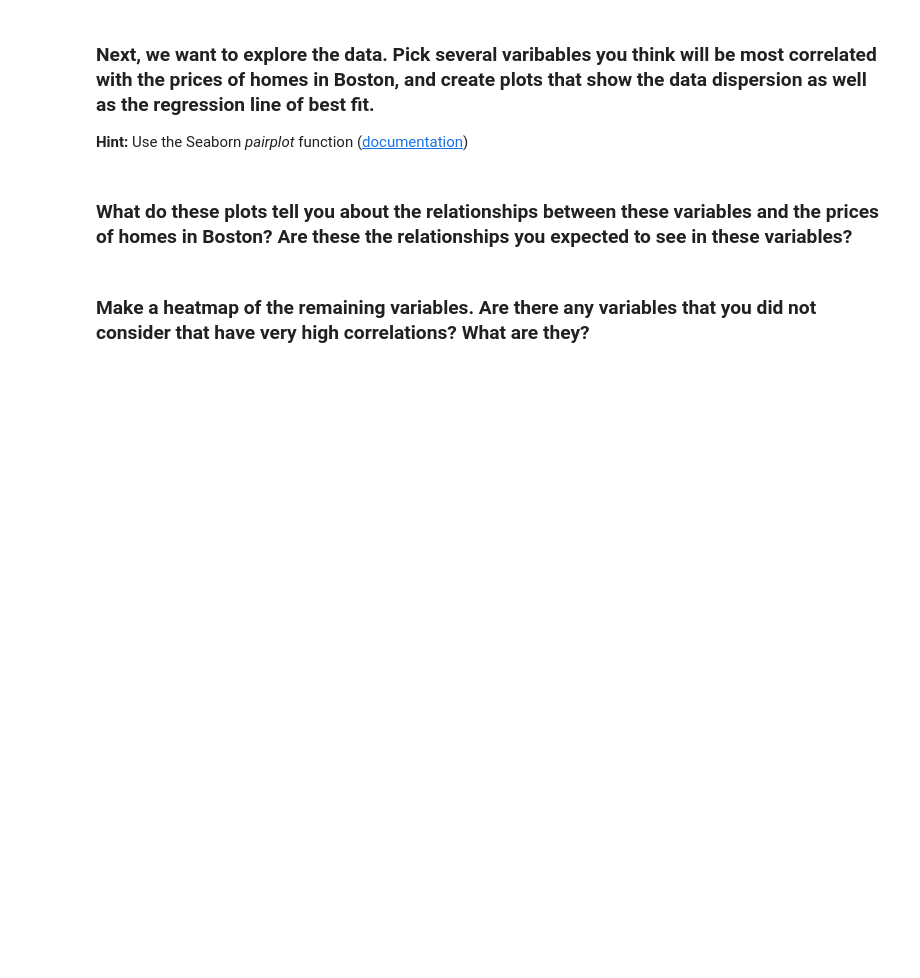
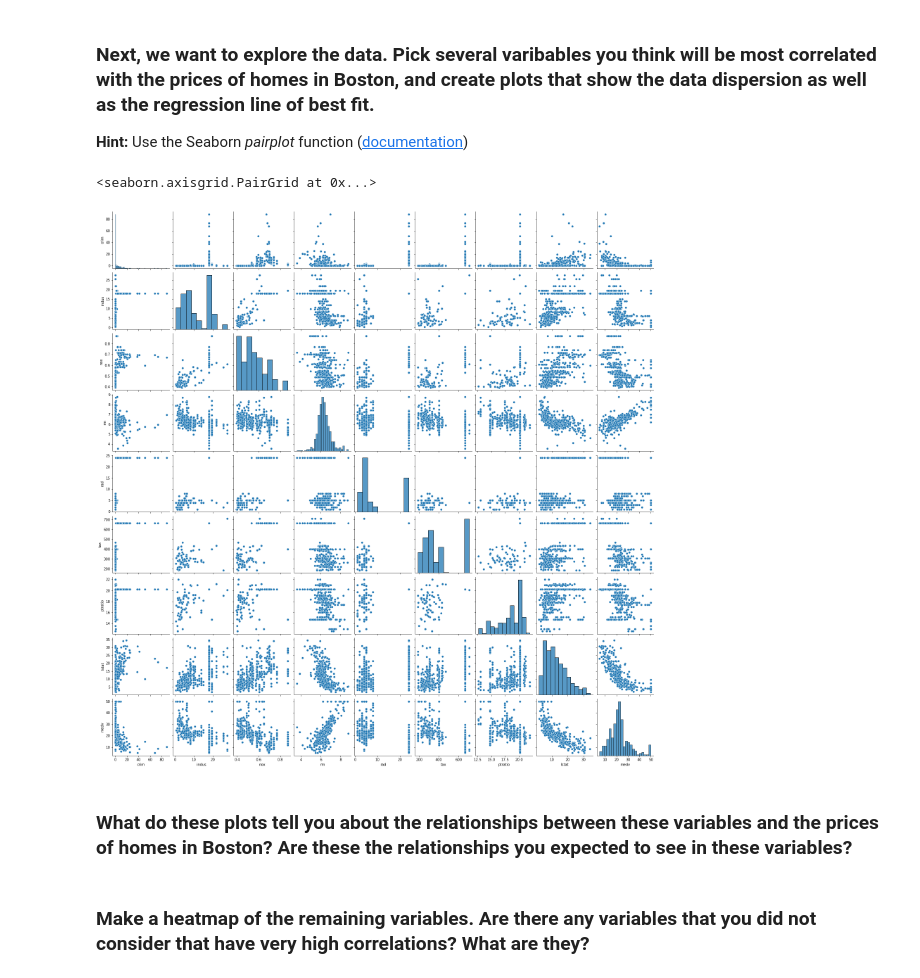
Before and after one commit to ta-data-remote/lab-problems-with-ML, a Jupyter notebook: your-code/lab_boston_housing.ipynb, the cells around one changed output. Saved outputs shown, nothing was run; the diff lists cells and outputs as text; code cells hidden in the pictures; blank space fills up the shorter version.

```diff
--- a/your-code/lab_boston_housing.ipynb
+++ b/your-code/lab_boston_housing.ipynb
@@ -29,0 +20,2 @@ import matplotlib.pyplot as plt
+# %%
+boston = pd.read_csv(r"C:\Users\trito.DESKTOP-V9IEUOR\Desktop\IronHack Data Analyst\Labs\week7labs\lab-problems-with-ML\data\boston_data.csv")
@@ -29,0 +70,4 @@ import matplotlib.pyplot as plt
+# %%
+# Dropping uninteresting columns
+boston = boston.drop(columns=["chas","dis","zn","black","age"])
+boston
@@ -35,2 +105,7 @@ import matplotlib.pyplot as plt
+# %%
+sns.pairplot(boston)
+# %% [output]
+<seaborn.axisgrid.PairGrid at 0x...>
+[figure, added]
 # %% [markdown]
 ### What do these plots tell you about the relationships between these variables and the prices of homes in Boston? Are these the relationships you expected to see in these variables?
```
Also changed, not shown: parts of 31 cells of this notebook, 1 other file.
